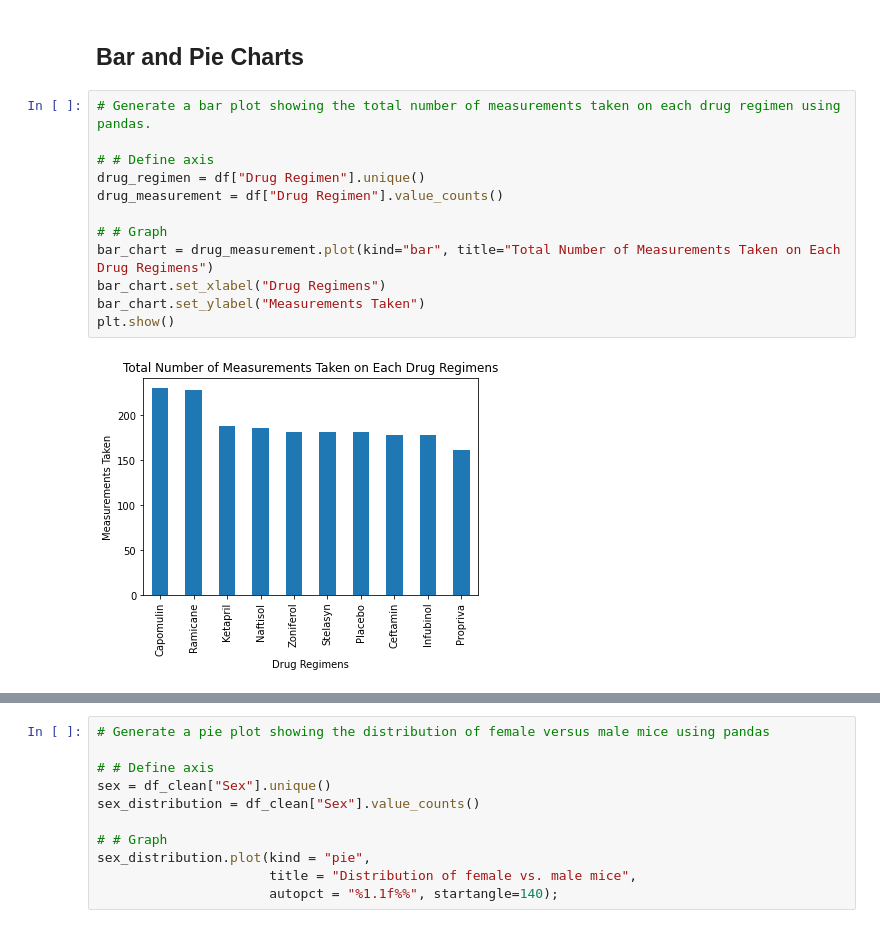
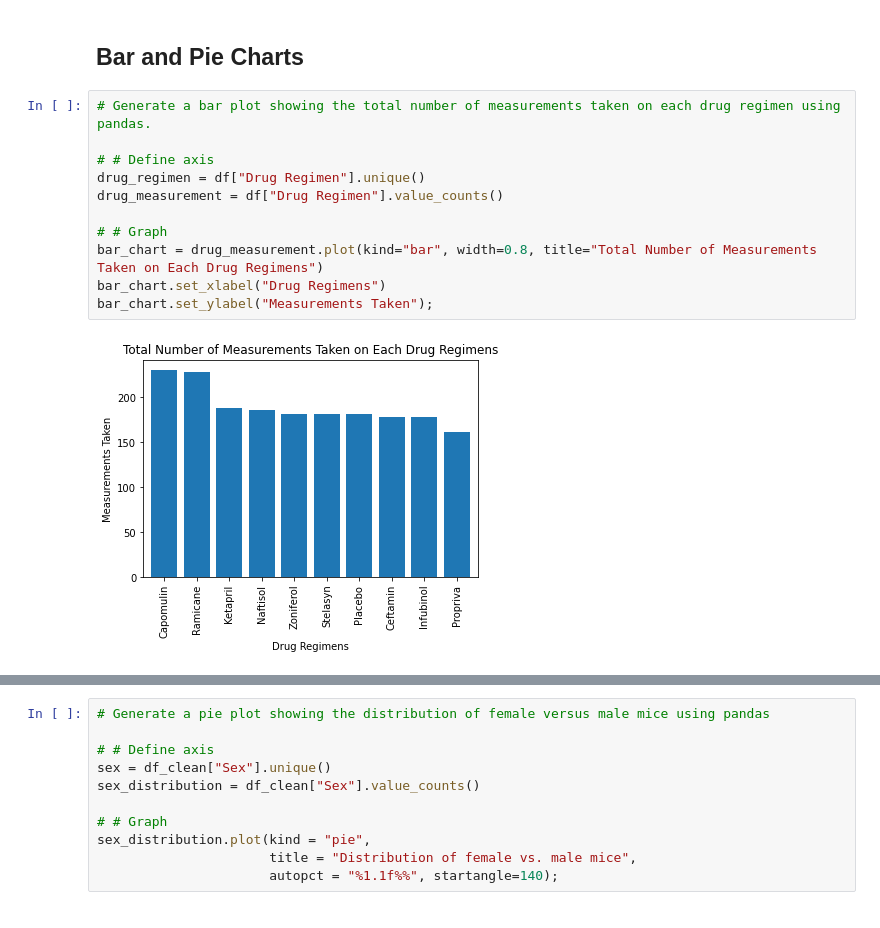
Before and after one commit to phowborom/Matplotlib-challenge, a Jupyter notebook: pymaceuticals_starter.ipynb, the cells around one changed output, grey strips where cells are left out. Cells and saved outputs as stored; diff of their text form.

```diff
--- a/pymaceuticals_starter.ipynb
+++ b/pymaceuticals_starter.ipynb
@@ -140,17 +140,16 @@ df_groupby_drug["Tumor Volume (mm3)"].aggregate(["mean", "median", "var", "std",
 # %%
 # Generate a bar plot showing the total number of measurements taken on each drug regimen using pandas.
 
 # # Define axis
 drug_regimen = df["Drug Regimen"].unique()
 drug_measurement = df["Drug Regimen"].value_counts()
 
 # # Graph
-bar_chart = drug_measurement.plot(kind="bar", title="Total Number of Measurements Taken on Each Drug Regimens")
+bar_chart = drug_measurement.plot(kind="bar", width=0.8, title="Total Number of Measurements Taken on Each Drug Regimens")
 bar_chart.set_xlabel("Drug Regimens")
-bar_chart.set_ylabel("Measurements Taken")
-plt.show()
+bar_chart.set_ylabel("Measurements Taken");
 # %% [output]
-[figure, old version]
+[figure, new version]
 # %%
 # Generate a bar plot showing the total number of measurements taken on each drug regimen using pyplot.
 
```
Also changed, not shown: parts of 4 cells of this notebook.
